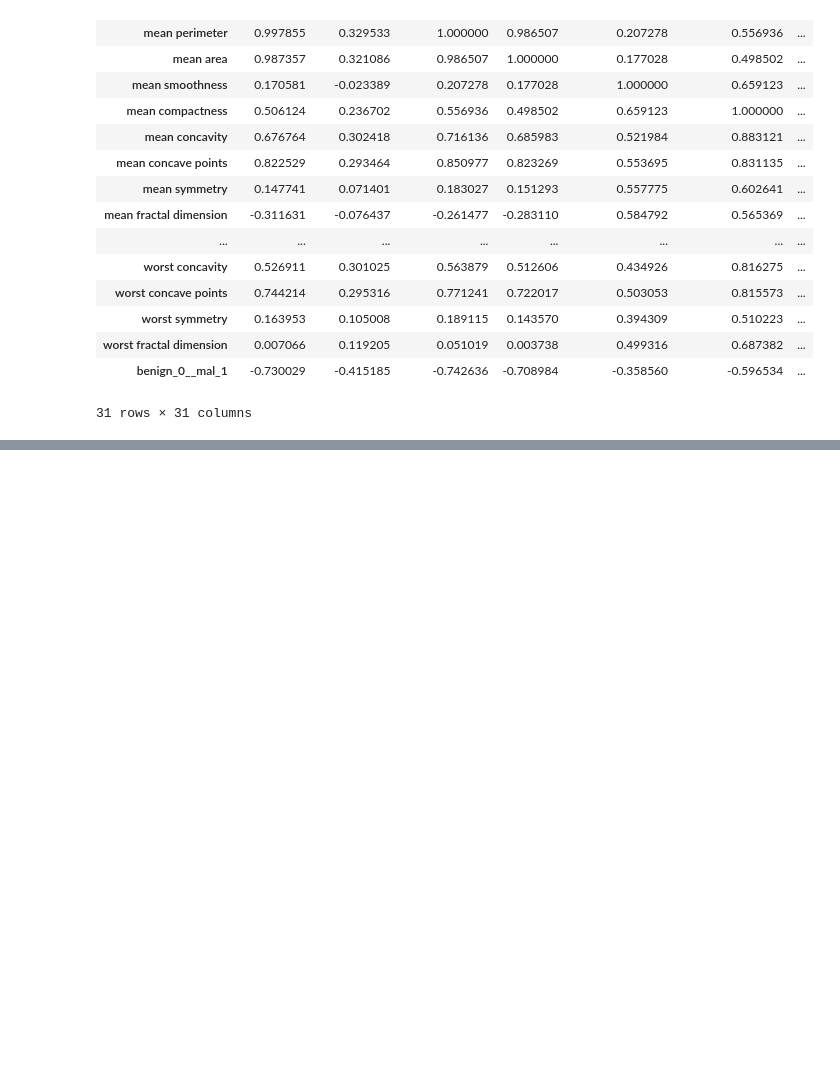
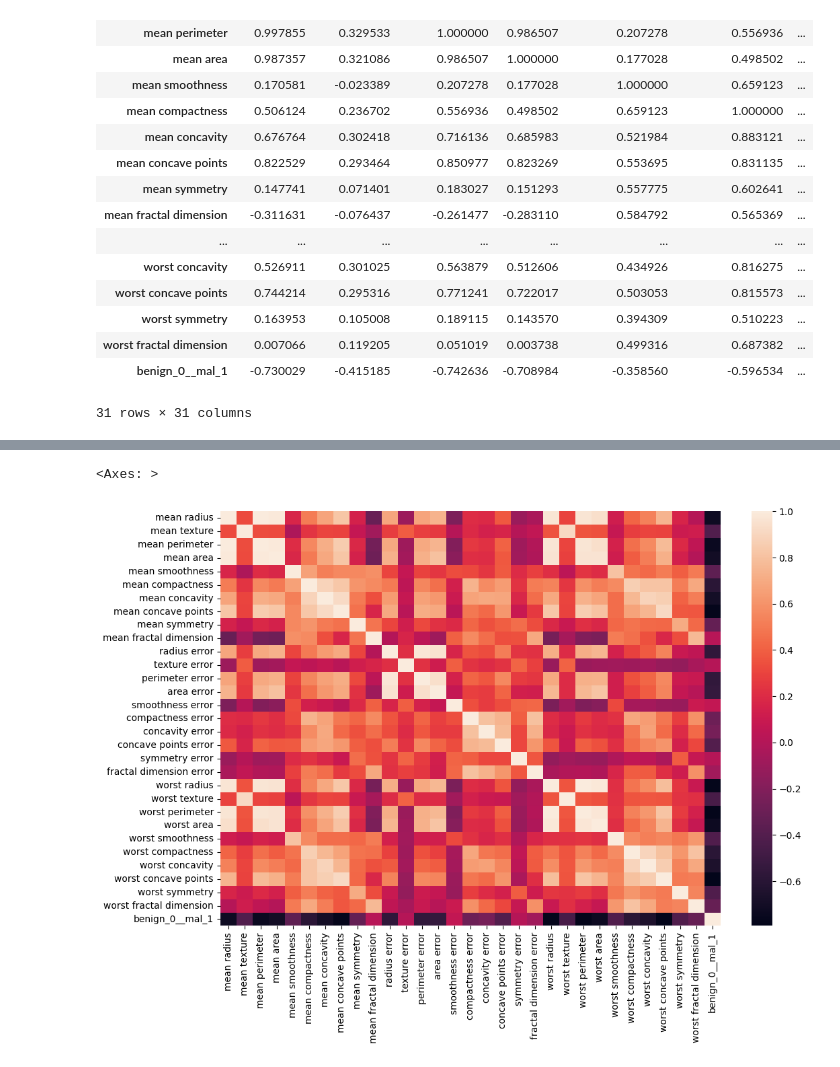
Before and after one commit to Sabbha20/ten-k-learn, a Jupyter notebook: 01 tensorflow-Keras/02 - Keras-Classification.ipynb, the cells around one changed output, grey strips where cells are left out. Drawn from its saved outputs; the diff is of its cells as text; code cells hidden in the pictures; blank space fills up the shorter version.

```diff
--- a/01 tensorflow-Keras/02 - Keras-Classification.ipynb
+++ b/01 tensorflow-Keras/02 - Keras-Classification.ipynb
@@ -200,0 +208,6 @@ df.corr()
+# %%
+plt.figure(figsize=(12, 8))
+sns.heatmap(data=df.corr())
+# %% [output]
+<Axes: >
+[figure, added]
```
Also changed, not shown: parts of 2 cells of this notebook.
